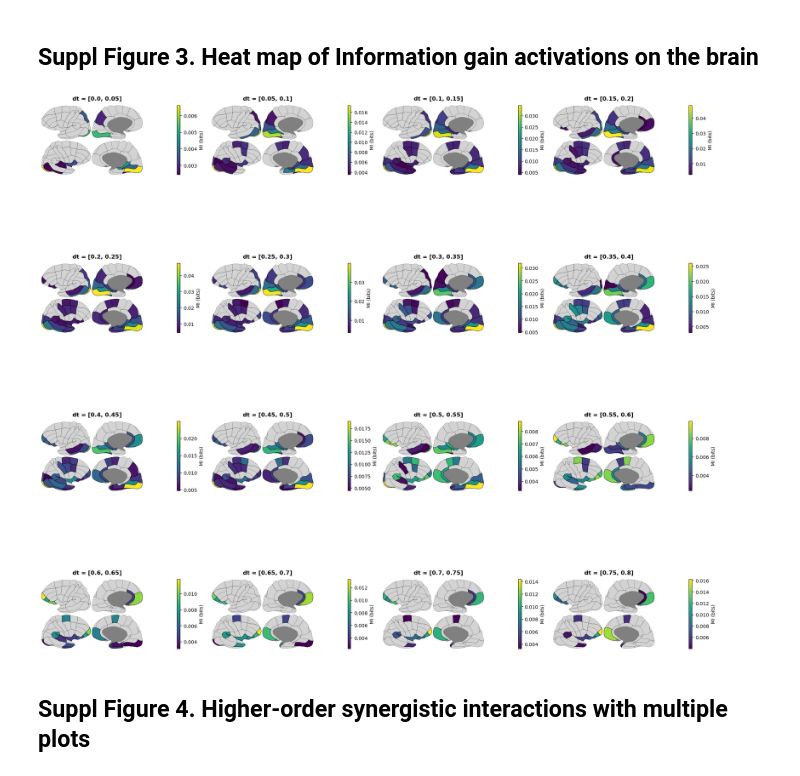
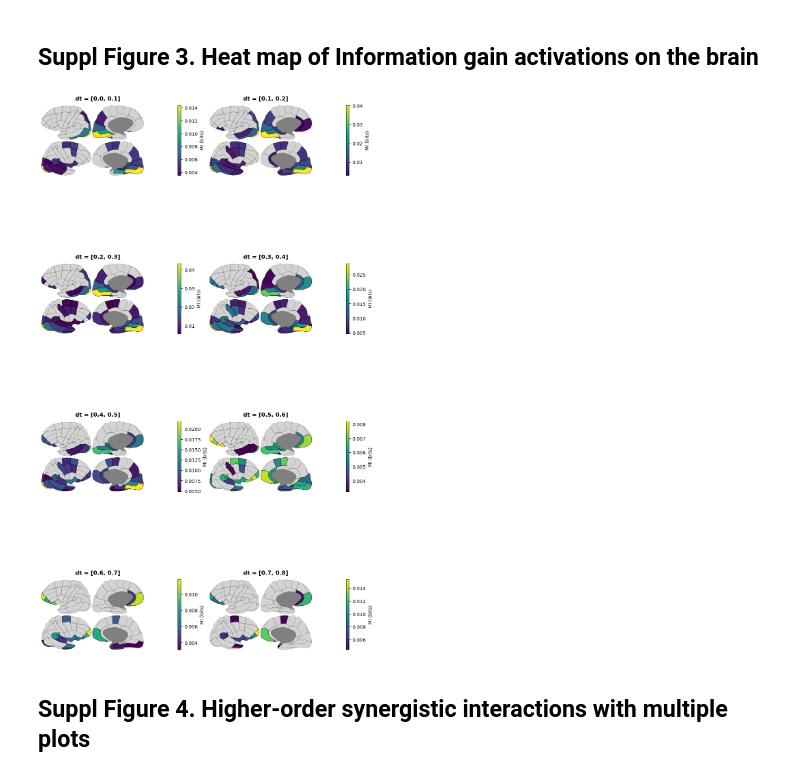
Before and after one commit to brainets/hosi_infogain, a Jupyter notebook: notebooks/suppl_figures.ipynb, the cells around one changed output. Drawn from its saved outputs; the diff is of its cells as text; code cells hidden in the pictures.

```diff
--- a/notebooks/suppl_figures.ipynb
+++ b/notebooks/suppl_figures.ipynb
@@ -145,41 +145,41 @@ start_time = 0.
 end_time = 0.8
 
 # Define step
-step = 0.05
+step = 0.1
 
 # Generate time intervals
 time_intervals = [(start, start + step) for start in np.arange(start_time, end_time, step)]
 
 # Calculate number of rows and columns for subplots
 n = len(time_intervals)
 rows = 4
 cols = int(np.ceil(n / rows))
 
 # Create subplots
 fig, axs = plt.subplots(rows, cols, figsize=(cols*5, rows*5))
 
 # Flatten axs for easy iteration
 axs = axs.flatten()
 
 for i, (tmin, tmax) in enumerate(time_intervals):
     data_slice = create_data_ggplot(data, tmin=tmin, tmax=tmax)
     # Check whether data  is not empty otherwise skip
     if not data_slice:
         continue
     # Round tmin and tmax to 2 decimal places
     tmin = round(tmin, 2)
     tmax = round(tmax, 2)
     title = f"dt = [{tmin}, {tmax}]"
     # select the correct subplot
     plt.subplot(rows, cols, i+1)
     ggplot_marsatlas(
-        data_slice, ylabel="MI (bits)", fontsize=4, cmap='viridis',
+        data_slice, ylabel="MI (bits)", fontsize=12, cmap='viridis',
         title=title, cbar_loc='right', ax=plt.gca())
 
 plt.tight_layout()
 plt.show()
 # %% [output]
-[figure, old version]
+[figure, new version]
 # %% [markdown]
 ## Suppl Figure 4. Higher-order synergistic interactions with multiple plots
 # %%
```
